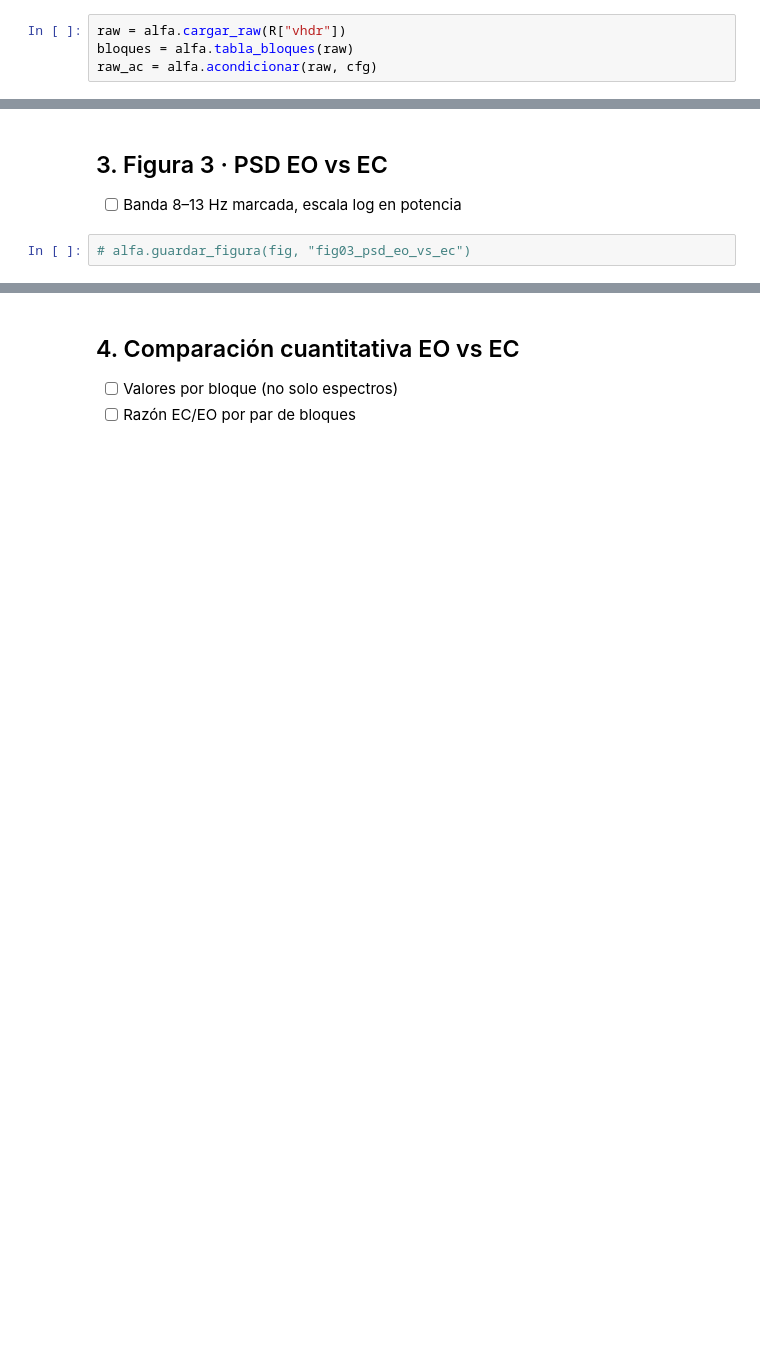
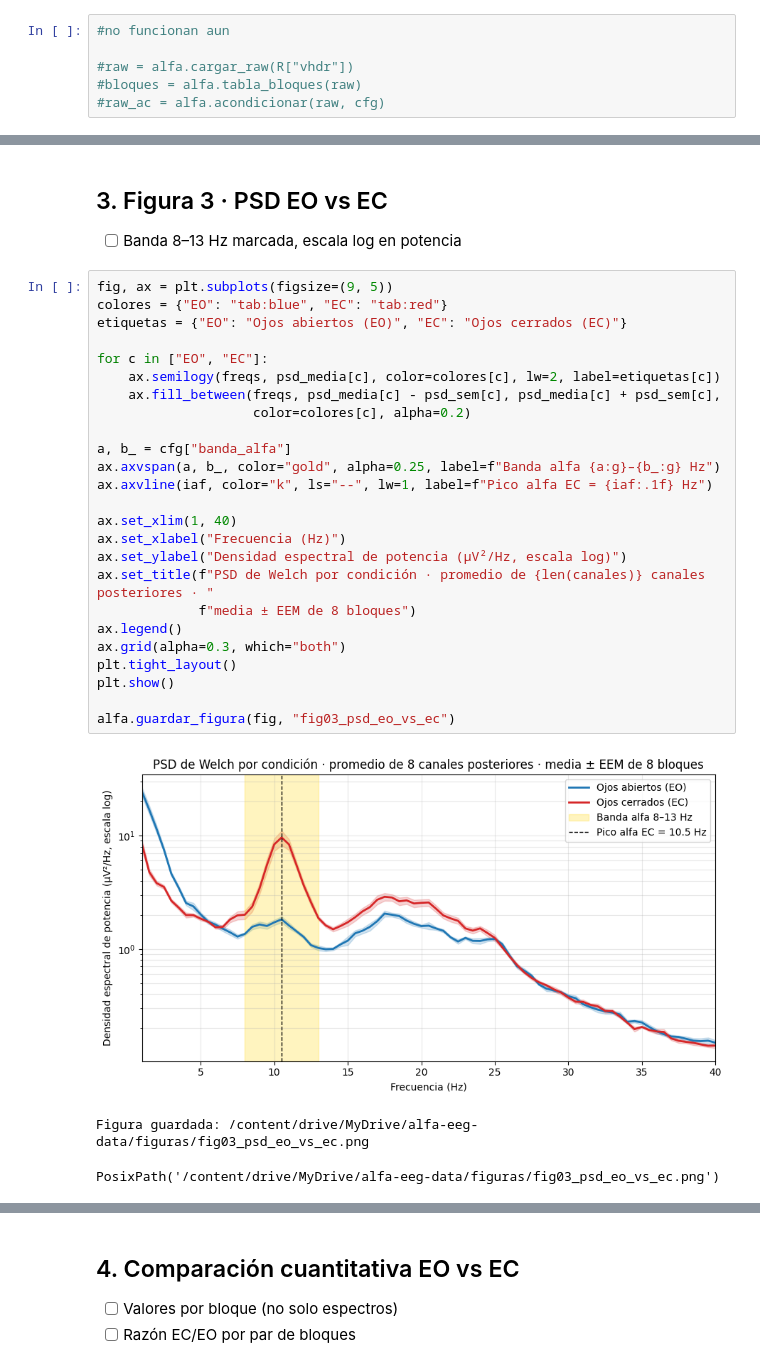
Before and after one commit to moiseiseiseis/Alpha-reactivity-during-resting-state-EEG, a Jupyter notebook: notebooks/03_alfa_temporal.ipynb, the cells around one changed output, grey strips where cells are left out. Saved outputs shown, nothing was run; the diff lists cells and outputs as text; blank space fills up the shorter version.

Commit message:
C: notebook 03 con PSD, potencia por ventana, resumen y figuras 3-5

```diff
--- a/notebooks/03_alfa_temporal.ipynb
+++ b/notebooks/03_alfa_temporal.ipynb
@@ -54,4 +67,6 @@ alfa.imprimir_config(cfg)
 # %%
-raw = alfa.cargar_raw(R["vhdr"])
-bloques = alfa.tabla_bloques(raw)
-raw_ac = alfa.acondicionar(raw, cfg)
+#no funcionan aun
+
+#raw = alfa.cargar_raw(R["vhdr"])
+#bloques = alfa.tabla_bloques(raw)
+#raw_ac = alfa.acondicionar(raw, cfg)
@@ -78,5 +293,32 @@ df.head()
 ## 3. Figura 3 · PSD EO vs EC
 
 - [ ] Banda 8–13 Hz marcada, escala log en potencia
-# %%
-# alfa.guardar_figura(fig, "fig03_psd_eo_vs_ec")
+# %%
+fig, ax = plt.subplots(figsize=(9, 5))
+colores = {"EO": "tab:blue", "EC": "tab:red"}
+etiquetas = {"EO": "Ojos abiertos (EO)", "EC": "Ojos cerrados (EC)"}
+
+for c in ["EO", "EC"]:
+    ax.semilogy(freqs, psd_media[c], color=colores[c], lw=2, label=etiquetas[c])
+    ax.fill_between(freqs, psd_media[c] - psd_sem[c], psd_media[c] + psd_sem[c],
+                    color=colores[c], alpha=0.2)
+
+a, b_ = cfg["banda_alfa"]
+ax.axvspan(a, b_, color="gold", alpha=0.25, label=f"Banda alfa {a:g}–{b_:g} Hz")
+ax.axvline(iaf, color="k", ls="--", lw=1, label=f"Pico alfa EC = {iaf:.1f} Hz")
+
+ax.set_xlim(1, 40)
+ax.set_xlabel("Frecuencia (Hz)")
+ax.set_ylabel("Densidad espectral de potencia (µV²/Hz, escala log)")
+ax.set_title(f"PSD de Welch por condición · promedio de {len(canales)} canales posteriores · "
+             f"media ± EEM de 8 bloques")
+ax.legend()
+ax.grid(alpha=0.3, which="both")
+plt.tight_layout()
+plt.show()
+
+alfa.guardar_figura(fig, "fig03_psd_eo_vs_ec")
+# %% [output]
+[figure, added]
+Figura guardada: /content/drive/MyDrive/alfa-eeg-data/figuras/fig03_psd_eo_vs_ec.png
+PosixPath('/content/drive/MyDrive/alfa-eeg-data/figuras/fig03_psd_eo_vs_ec.png')
```
Also changed, not shown: parts of 24 cells of this notebook.
